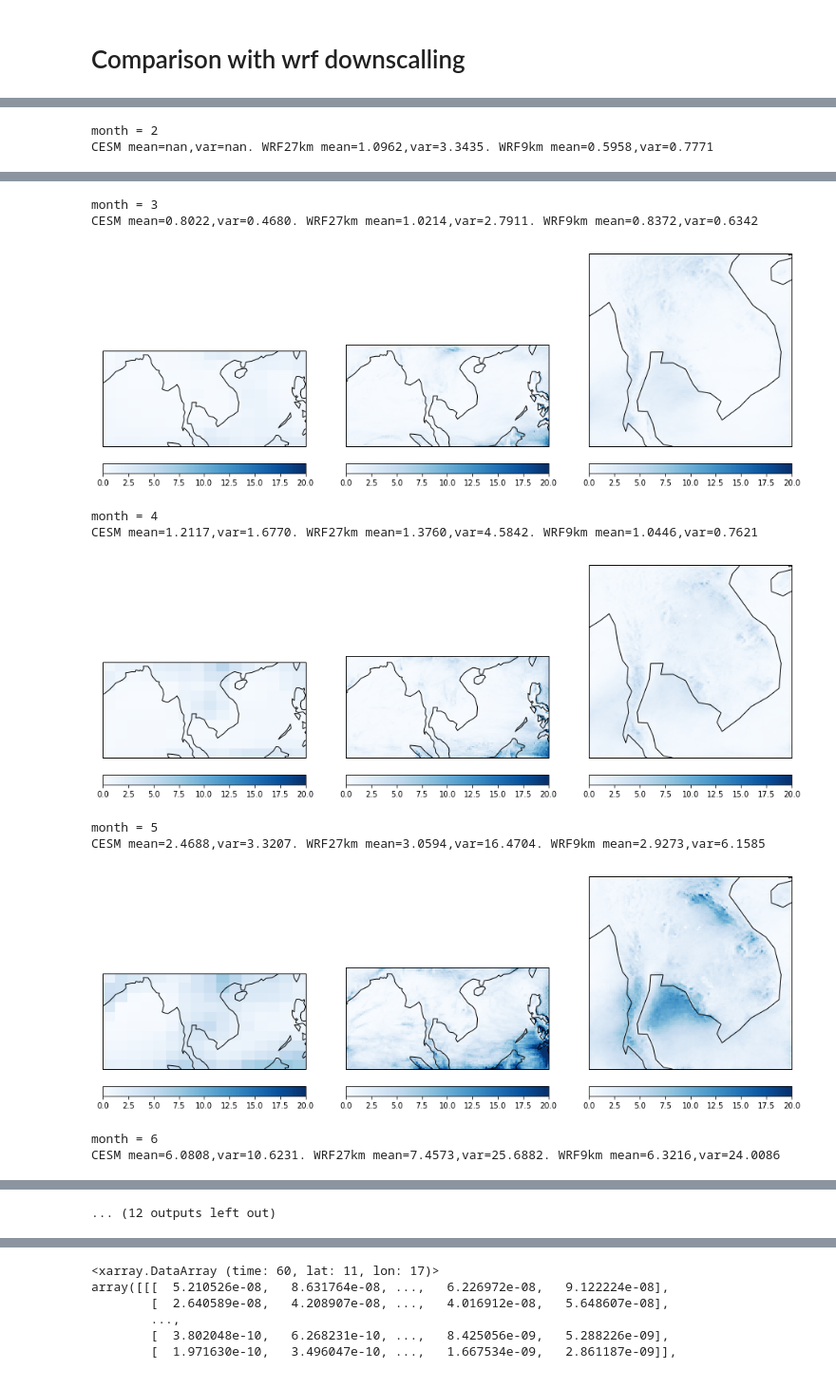
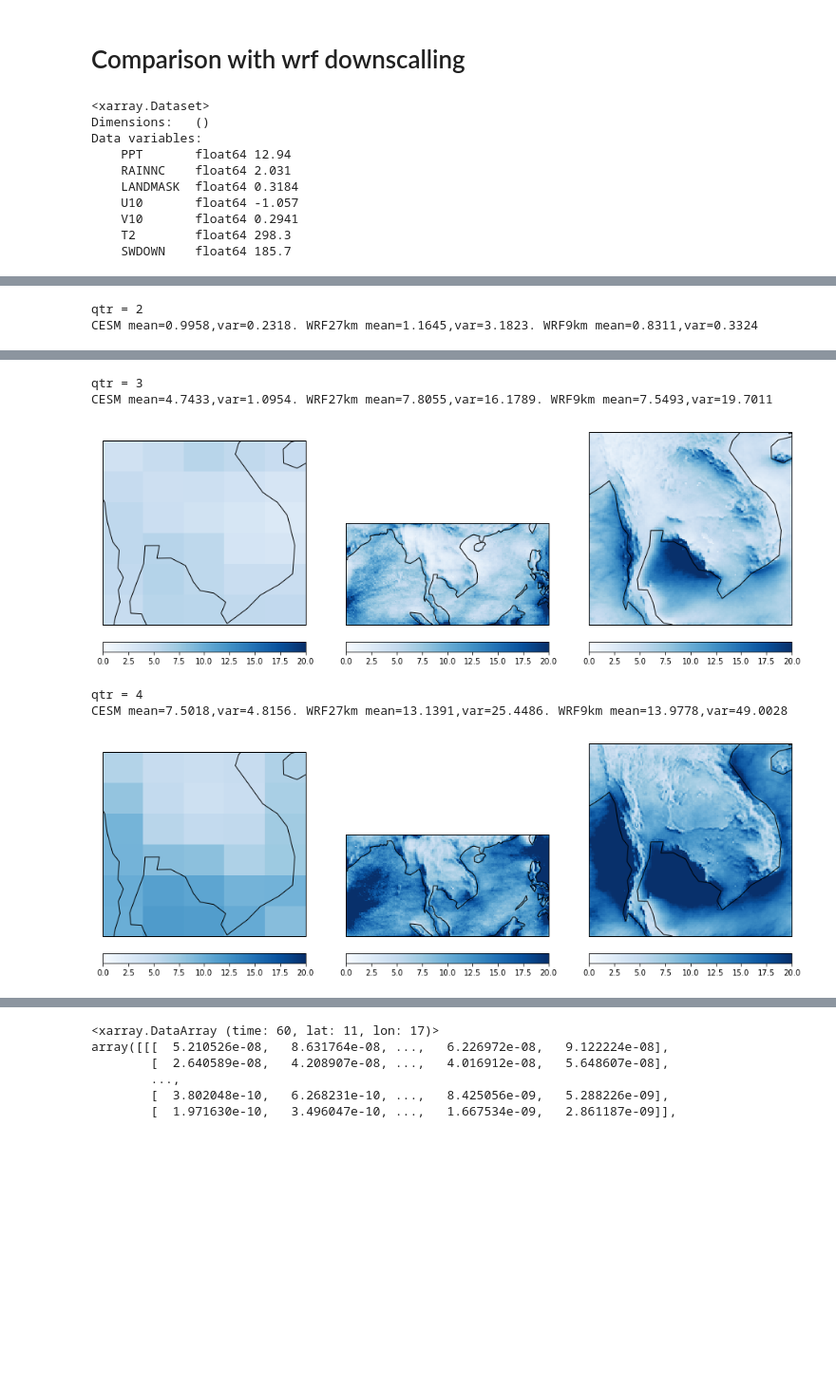
Before and after one commit to likkhian/principia, a Jupyter notebook: cesm_output_regional_analysis.ipynb, the cells around one changed output, grey strips where cells are left out. Shown at 95% size. Saved outputs shown, nothing was run; the diff lists cells and outputs as text; code cells hidden in the pictures; blank space fills up the shorter version.

```diff
--- a/cesm_output_regional_analysis.ipynb
+++ b/cesm_output_regional_analysis.ipynb
@@ -159,18 +327,31 @@ plt.show()
 # %% [markdown]
 # Comparison with wrf downscalling
+# %%
+print(np.mean(wrfout))
+# %% [output]
+<xarray.Dataset>
+Dimensions:   ()
+Data variables:
+    PPT       float64 12.94
+    RAINNC    float64 2.031
+    LANDMASK  float64 0.3184
+    U10       float64 -1.057
+    V10       float64 0.2941
+    T2        float64 298.3
+    SWDOWN    float64 185.7
 # %%
 plt.rcParams["figure.figsize"] = 16,8
 wrfout=xr.open_dataset('../cesm_output_convert/analysis/downscale_results/wrfpost_run2d_2000_d01.nc')
 wrfout2=xr.open_dataset('../cesm_output_convert/analysis/downscale_results/wrfpost_run2d_2000_d02.nc')
-wrfppt=wrfout.PPT.resample('1M',dim='time',how='mean')
-wrfppt2=wrfout2.PPT.resample('1M',dim='time',how='mean')
-cesmpptout=pptcu2k.PRECC[89*12:94*12]+pptcl2k.PRECL[89*12:94*12]
-timess=pd.period_range('0090-01-01', '0094-12-01', freq='M').to_timestamp()
-cesmpptoutput = xr.DataArray(cesmpptout, coords=[timess, cesmpptout.coords['lat'],cesmpptout.coords['lon']], dims=['time', 'lat','lon'])
-cesmppt=cesmpptoutput.resample('1M',dim='time',how='mean')
+wrfppt=wrfout.PPT.resample('3M',dim='time',how='mean')
+wrfppt2=wrfout2.PPT.resample('3M',dim='time',how='mean')
+cesmpptout=cesmcu2000+cesmcl2000
+# timess=pd.period_range('0090-01-01', '0094-12-01', freq='M').to_timestamp()
+# cesmpptoutput = xr.DataArray(cesmpptout, coords=[timess, cesmpptout.coords['lat'],cesmpptout.coords['lon']], dims=['time', 'lat','lon'])
+cesmppt=cesmpptout.resample('3M',dim='time',how='mean')
 print(np.shape(cesmppt))
-for tt in range(0,12):
-    print('month = '+str(tt+1))
+for tt in range(0,4):
+    print('qtr = '+str(tt+1))
     plt.figure(tt)
     ax1=plt.subplot(1,3,1,projection=ccrs.PlateCarree())
     ax1.pcolor(lons, lats,cesmppt[tt,:,:]*units,vmin=0,vmax=20,cmap='Blues')
@@ -205,2 +386,2 @@ CESM mean=1.6977,var=3.8328. WRF27km mean=2.7108,var=20.0393. WRF9km mean=0.9552
-month = 2
-CESM mean=nan,var=nan. WRF27km mean=1.0962,var=3.3435. WRF9km mean=0.5958,var=0.7771
+qtr = 2
+CESM mean=0.9958,var=0.2318. WRF27km mean=1.1645,var=3.1823. WRF9km mean=0.8311,var=0.3324
@@ -208,11 +389,6 @@ CESM mean=nan,var=nan. WRF27km mean=1.0962,var=3.3435. WRF9km mean=0.5958,var=0.
-month = 3
-CESM mean=0.8022,var=0.4680. WRF27km mean=1.0214,var=2.7911. WRF9km mean=0.8372,var=0.6342
+qtr = 3
+CESM mean=4.7433,var=1.0954. WRF27km mean=7.8055,var=16.1789. WRF9km mean=7.5493,var=19.7011
-[figure, old version]
+[figure, new version]
-month = 4
-CESM mean=1.2117,var=1.6770. WRF27km mean=1.3760,var=4.5842. WRF9km mean=1.0446,var=0.7621
+qtr = 4
+CESM mean=7.5018,var=4.8156. WRF27km mean=13.1391,var=25.4486. WRF9km mean=13.9778,var=49.0028
-[figure, old version]
+[figure, new version]
-month = 5
-CESM mean=2.4688,var=3.3207. WRF27km mean=3.0594,var=16.4704. WRF9km mean=2.9273,var=6.1585
-[figure, removed]
-month = 6
-CESM mean=6.0808,var=10.6231. WRF27km mean=7.4573,var=25.6882. WRF9km mean=6.3216,var=24.0086
@@ -220 +394,0 @@ CESM mean=6.0808,var=10.6231. WRF27km mean=7.4573,var=25.6882. WRF9km mean=6.321
-... (12 outputs left out)
```
Also changed, not shown: parts of 29 cells of this notebook.
